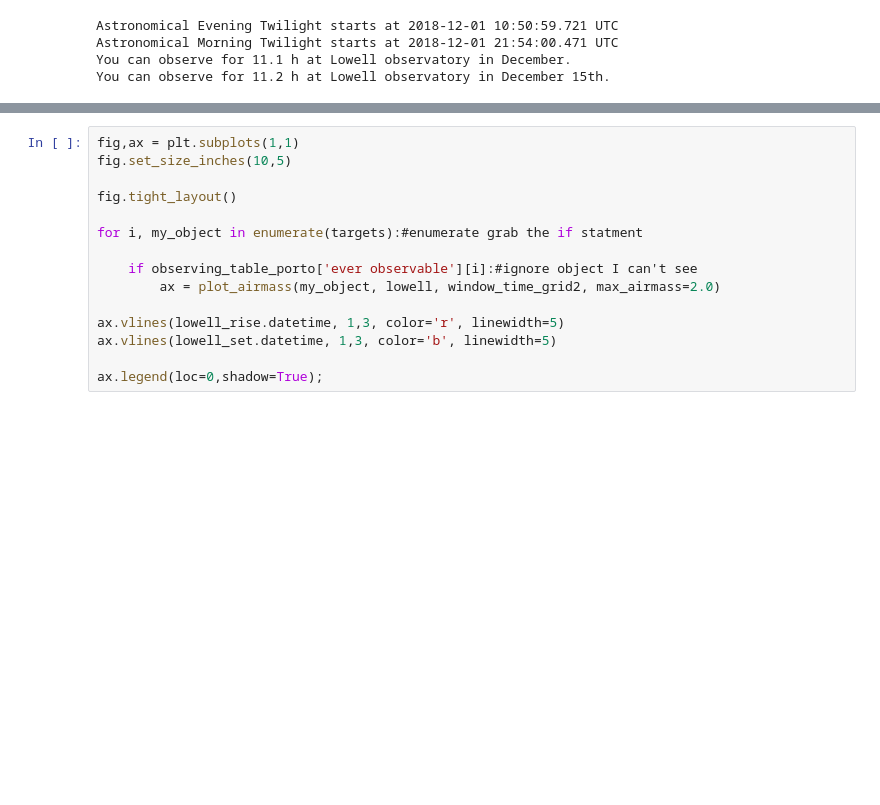
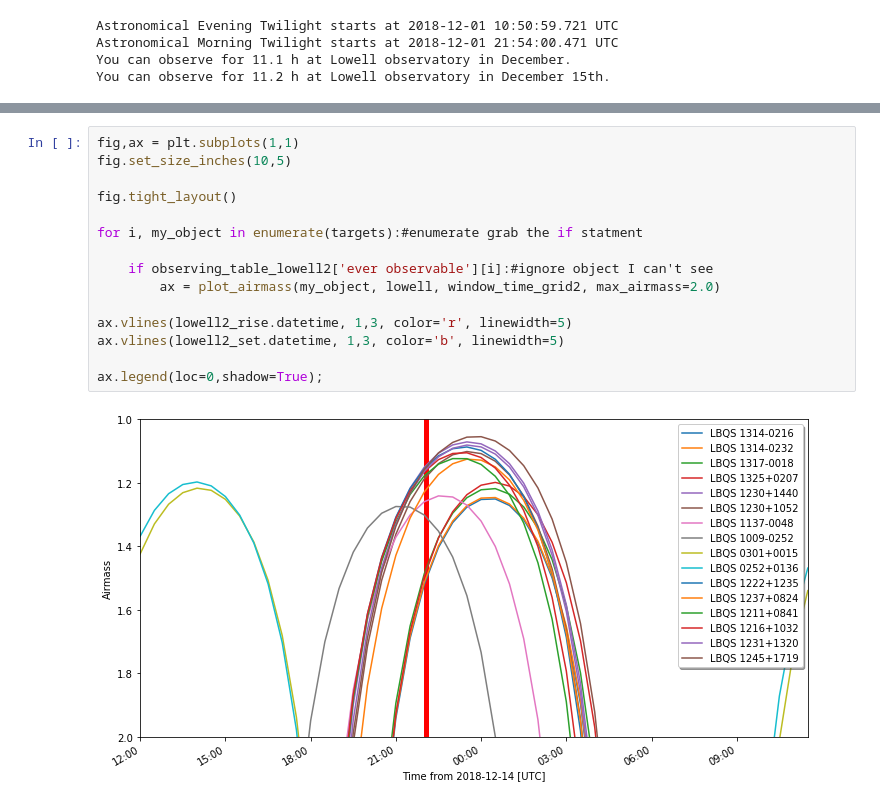
Before and after one commit to ryanj09/Astrojournal, a Jupyter notebook: Navigating the night sky assignmet RyanJackim,ApurvaGael.ipynb, the cells around one changed output, grey strips where cells are left out. Drawn from its saved outputs; the diff is of its cells as text; blank space fills up the shorter version.

```diff
--- a/Navigating the night sky assignmet RyanJackim,ApurvaGael.ipynb
+++ b/Navigating the night sky assignmet RyanJackim,ApurvaGael.ipynb
@@ -130,18 +152,20 @@ ax.legend(loc=0,shadow=True);
 # %%
 fig,ax = plt.subplots(1,1)
 fig.set_size_inches(10,5)
 
 fig.tight_layout()
 
 for i, my_object in enumerate(targets):#enumerate grab the if statment
 
-    if observing_table_porto['ever observable'][i]:#ignore object I can't see
+    if observing_table_lowell2['ever observable'][i]:#ignore object I can't see
         ax = plot_airmass(my_object, lowell, window_time_grid2, max_airmass=2.0)
 
-ax.vlines(lowell_rise.datetime, 1,3, color='r', linewidth=5)
-ax.vlines(lowell_set.datetime, 1,3, color='b', linewidth=5)
+ax.vlines(lowell2_rise.datetime, 1,3, color='r', linewidth=5)
+ax.vlines(lowell2_set.datetime, 1,3, color='b', linewidth=5)
 
 ax.legend(loc=0,shadow=True);
+# %% [output]
+[figure, added]
 # %%
 for i, my_object in enumerate(targets):
 
```
Also changed, not shown: parts of 5 cells of this notebook, 2 other files.
